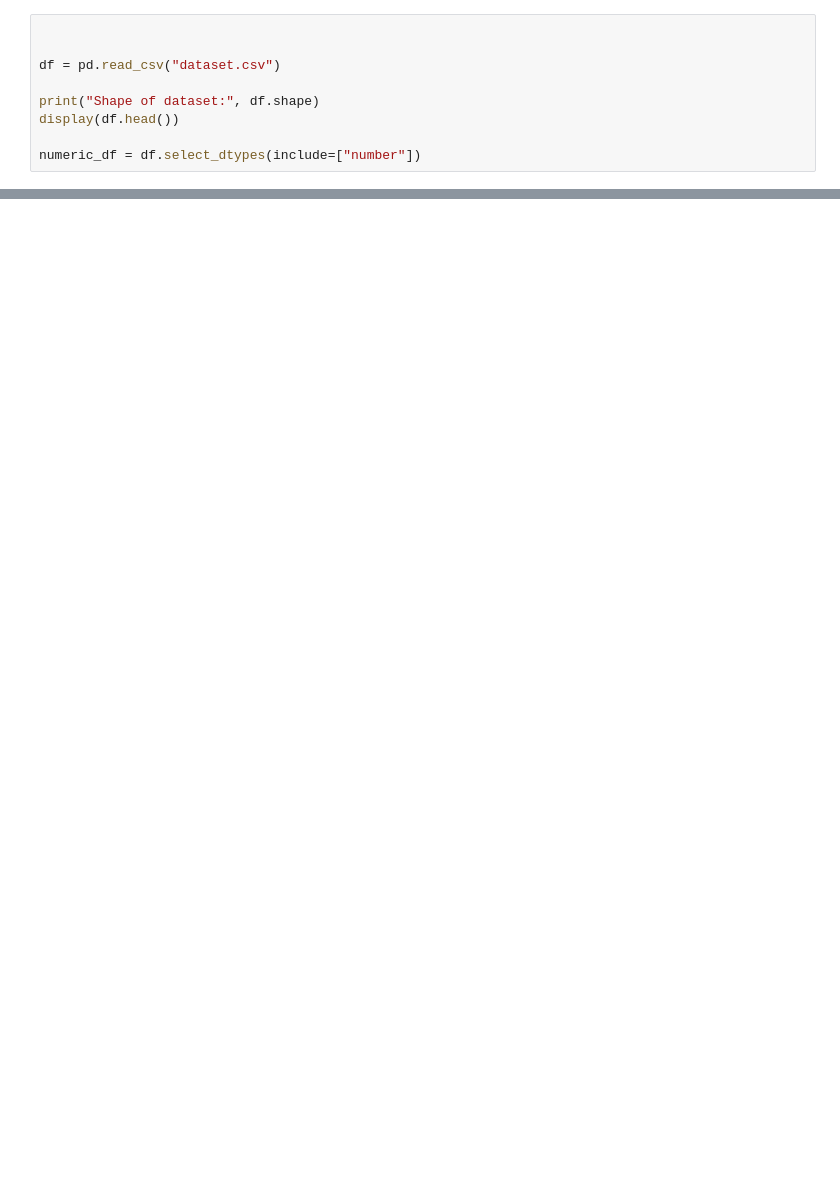
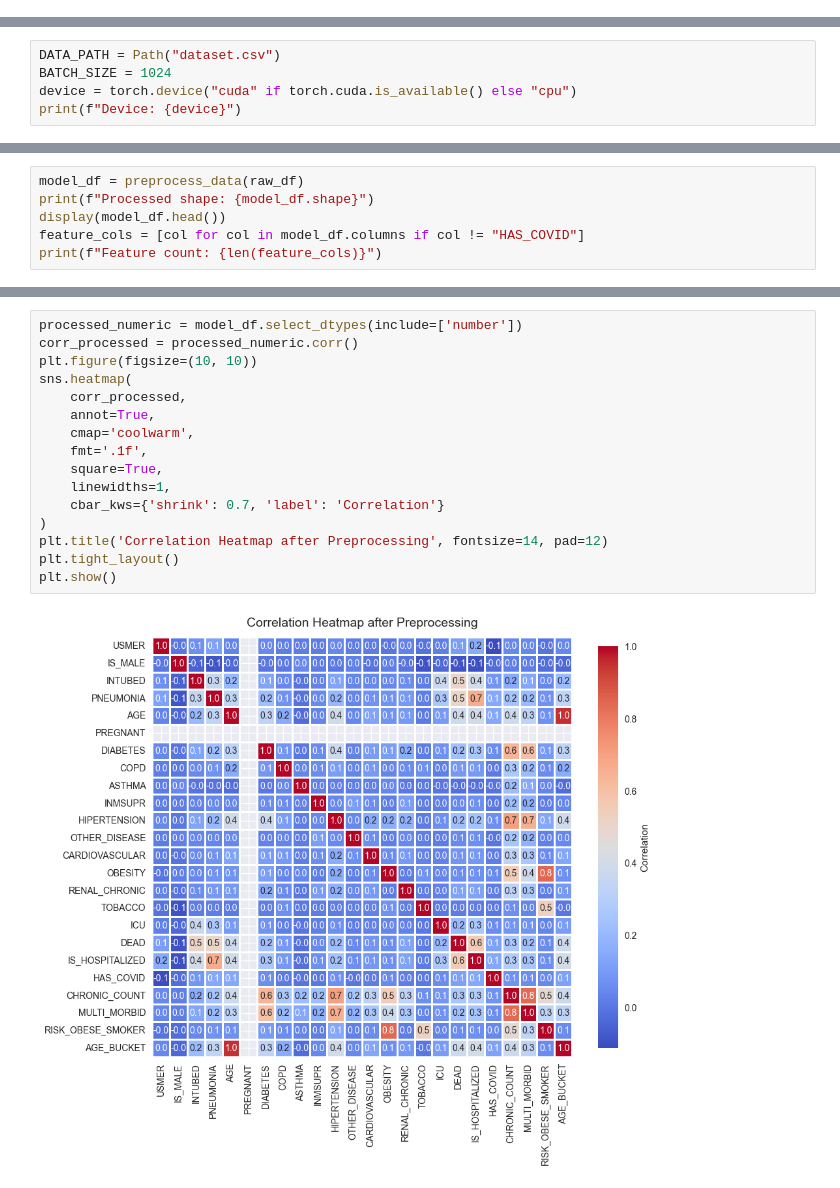
Before and after one commit to alexeybelyaevv/zneus_FIIT, a Jupyter notebook: covid19_project.ipynb, the cells around one changed output, grey strips where cells are left out. Drawn from its saved outputs; the diff is of its cells as text; blank space fills up the shorter version.

Commit message:
feat: model logic + experiments

```diff
--- a/covid19_project.ipynb
+++ b/covid19_project.ipynb
@@ -46,9 +0,0 @@ import torch
-# %%
-
-
-df = pd.read_csv("dataset.csv")
-
-print("Shape of dataset:", df.shape)
-display(df.head())
-
-numeric_df = df.select_dtypes(include=["number"])
@@ -337,0 +69,5 @@ RuntimeError: all elements of input should be between 0 and 1
+# %%
+DATA_PATH = Path("dataset.csv")
+BATCH_SIZE = 1024
+device = torch.device("cuda" if torch.cuda.is_available() else "cpu")
+print(f"Device: {device}")
@@ -337,0 +356,6 @@ RuntimeError: all elements of input should be between 0 and 1
+# %%
+model_df = preprocess_data(raw_df)
+print(f"Processed shape: {model_df.shape}")
+display(model_df.head())
+feature_cols = [col for col in model_df.columns if col != "HAS_COVID"]
+print(f"Feature count: {len(feature_cols)}")
@@ -337,0 +372,18 @@ RuntimeError: all elements of input should be between 0 and 1
+# %%
+processed_numeric = model_df.select_dtypes(include=['number'])
+corr_processed = processed_numeric.corr()
+plt.figure(figsize=(10, 10))
+sns.heatmap(
+    corr_processed,
+    annot=True,
+    cmap='coolwarm',
+    fmt='.1f',
+    square=True,
+    linewidths=1,
+    cbar_kws={'shrink': 0.7, 'label': 'Correlation'}
+)
+plt.title('Correlation Heatmap after Preprocessing', fontsize=14, pad=12)
+plt.tight_layout()
+plt.show()
+# %% [output]
+[figure, added]
```
Also changed, not shown: parts of 46 cells of this notebook.
